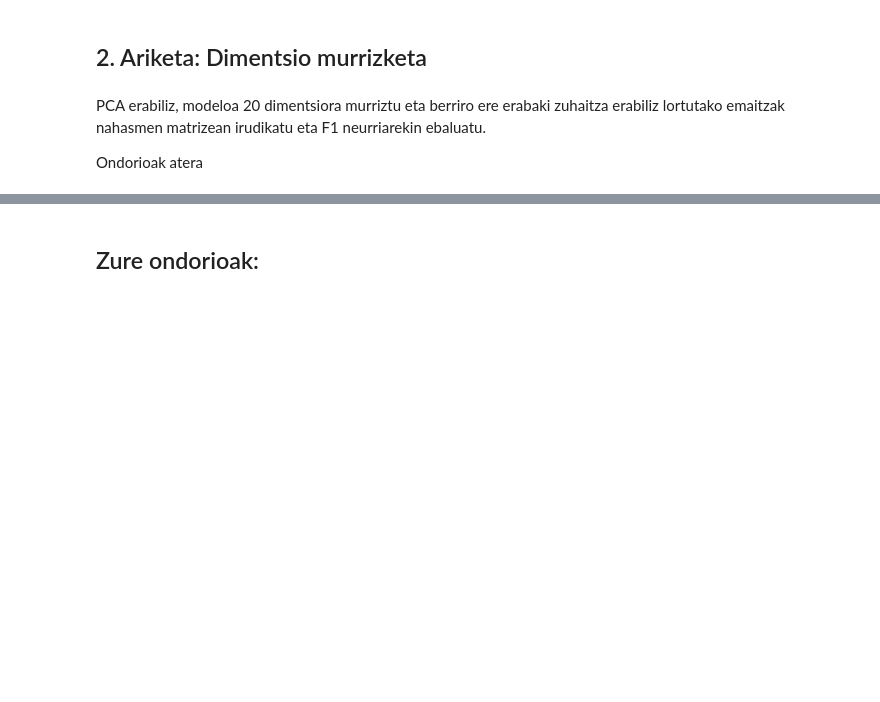
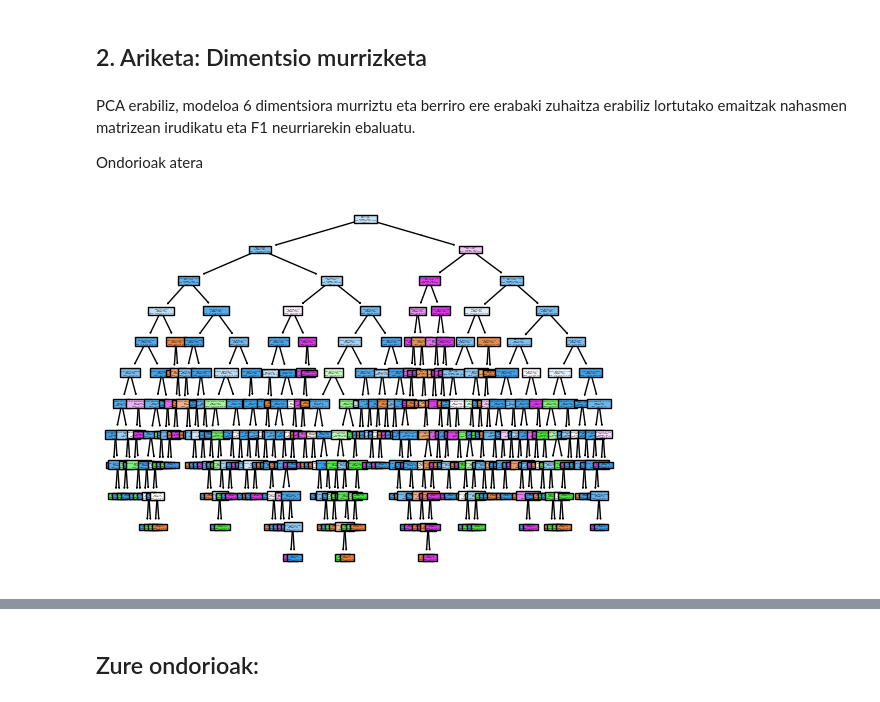
Before and after one commit to Gudari12/lanak, a Jupyter notebook: PIA/erabakiZuhaitza/decision_tree_praktika.ipynb, the cells around one changed output, grey strips where cells are left out. Saved outputs shown, nothing was run; the diff lists cells and outputs as text; code cells hidden in the pictures; blank space fills up the shorter version.

```diff
--- a/PIA/erabakiZuhaitza/decision_tree_praktika.ipynb
+++ b/PIA/erabakiZuhaitza/decision_tree_praktika.ipynb
@@ -172,7 +177,7 @@ f1_micro
 # %% [markdown]
 ## 2. Ariketa: Dimentsio murrizketa
 # %% [markdown]
-PCA erabiliz, modeloa 20 dimentsiora murriztu eta berriro ere erabaki zuhaitza erabiliz lortutako emaitzak nahasmen matrizean irudikatu eta F1 neurriarekin ebaluatu.
+PCA erabiliz, modeloa 6 dimentsiora murriztu eta berriro ere erabaki zuhaitza erabiliz lortutako emaitzak nahasmen matrizean irudikatu eta F1 neurriarekin ebaluatu.
 
 
 Ondorioak atera
@@ -184,0 +184,29 @@ Ondorioak atera
+# %%
+# Dimentsio murrizketa
+
+# 1. Crear el objeto PCA con 6 componentes
+pca = PCA(n_components=6)
+
+# 2. Ajustar PCA con los datos de entrenamiento y transformar
+train_df_pca = pca.fit_transform(train_df)
+
+# 3. Transformar también los datos de test
+test_df_pca = pca.transform(test_df)
+# %%
+# modelo sorrera
+
+# Entrenatu modeloa
+clf_pca = tree.DecisionTreeClassifier(random_state=2)
+clf_pca = clf_pca.fit(train_df_pca, y_train)
+
+plot_tree(clf,filled=True, impurity=True,
+               class_names=[str(i) for i in sorted(y_train.unique())],
+               feature_names=df.columns,
+            )
+
+plt.savefig('decision_tree_pca.pdf',format='pdf')
+
+# Testa egin PCArekin
+predicted_values_pca = clf_pca.predict(test_df_pca)
+# %% [output]
+[figure, added]
```
Also changed, not shown: parts of 11 cells of this notebook, 4 other files.
